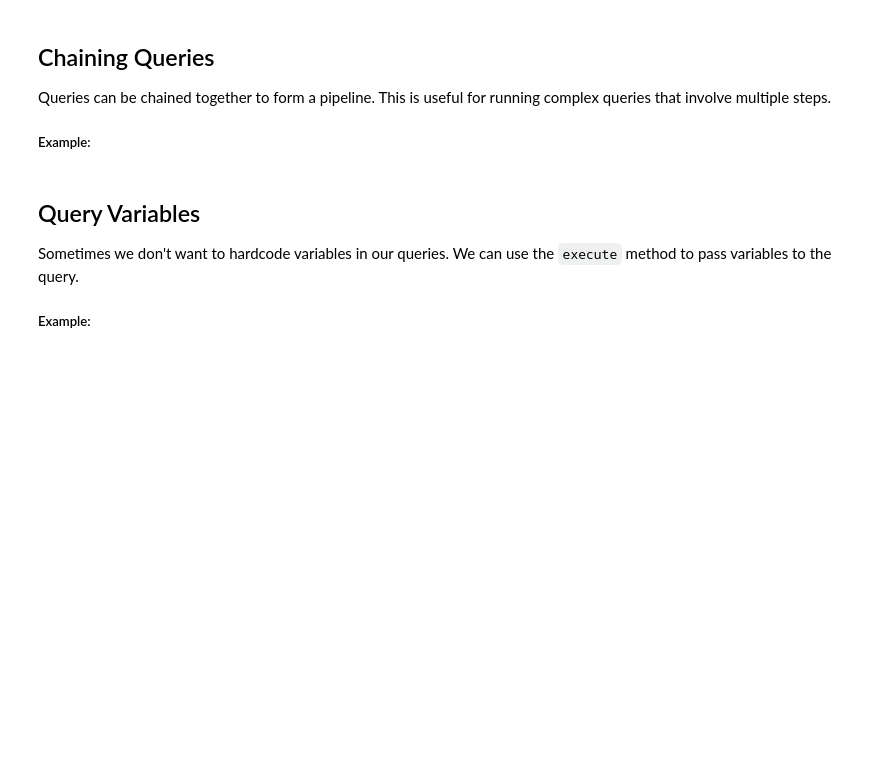
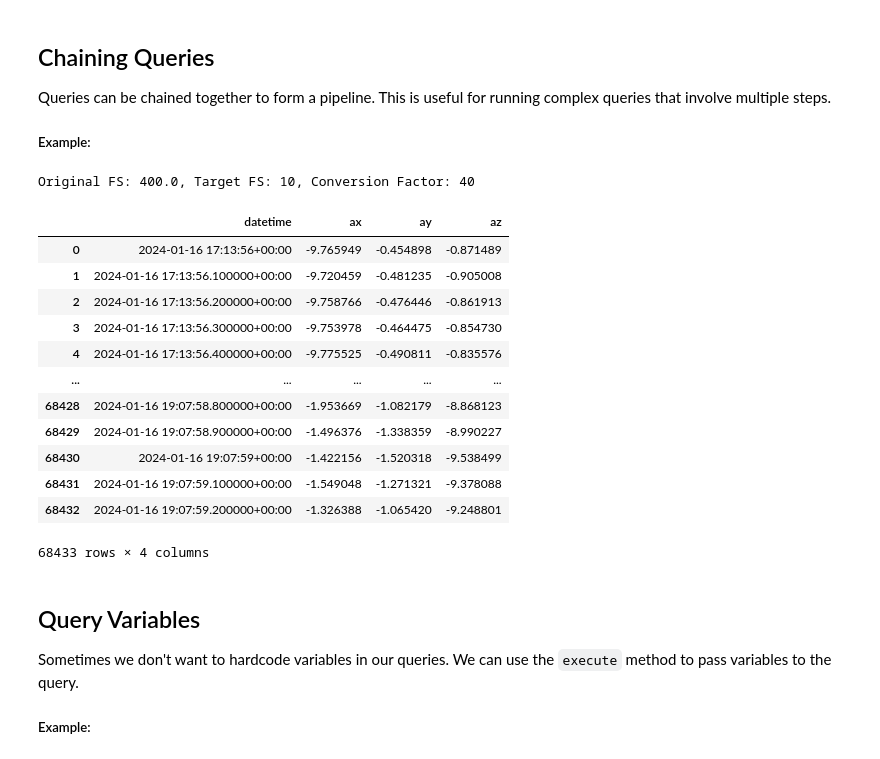
Before and after one commit to ecophysviz-lab/DiveDB, a Jupyter notebook: data_querying_documentation.ipynb, the cells around one changed output. Cells and saved outputs as stored; diff of their text form; code cells hidden in the pictures; blank space fills up the shorter version.

```diff
--- a/data_querying_documentation.ipynb
+++ b/data_querying_documentation.ipynb
@@ -161,22 +169,38 @@ Queries can be chained together to form a pipeline. This is useful for running c
 # %%
 import importlib
 
 # Reload the DuckPond module to pick up any changes
 import DiveDB.services.duck_pond
 importlib.reload(DiveDB.services.duck_pond)
 from DiveDB.services.duck_pond import DuckPond
 
 duckpond = DuckPond()
 
 # Get the filtered data
 filtered_data = duckpond.get_delta_data(
     animal_ids="oror-002",
     frequency=10, # Resample values to 10 Hz and make sure each signal has the same time intervals
     # Aggregation of events (think state events - behaviors) type: state (has state and end dates)
-    signal_names="sensor_data_ecg",
+    labels="sensor_data_accelerometer",
+
 )
 
 display(filtered_data)
+# %% [output]
+Original FS: 400.0, Target FS: 10, Conversion Factor: 40
+|  | datetime | ax | ay | az |
+| 0 | 2024-01-16 17:13:56+00:00 | -9.765949 | -0.454898 | -0.871489 |
+| 1 | 2024-01-16 17:13:56.100000+00:00 | -9.720459 | -0.481235 | -0.905008 |
+| 2 | 2024-01-16 17:13:56.200000+00:00 | -9.758766 | -0.476446 | -0.861913 |
+| 3 | 2024-01-16 17:13:56.300000+00:00 | -9.753978 | -0.464475 | -0.854730 |
+| 4 | 2024-01-16 17:13:56.400000+00:00 | -9.775525 | -0.490811 | -0.835576 |
+| ... | ... | ... | ... | ... |
+| 68428 | 2024-01-16 19:07:58.800000+00:00 | -1.953669 | -1.082179 | -8.868123 |
+| 68429 | 2024-01-16 19:07:58.900000+00:00 | -1.496376 | -1.338359 | -8.990227 |
+| 68430 | 2024-01-16 19:07:59+00:00 | -1.422156 | -1.520318 | -9.538499 |
+| 68431 | 2024-01-16 19:07:59.100000+00:00 | -1.549048 | -1.271321 | -9.378088 |
+| 68432 | 2024-01-16 19:07:59.200000+00:00 | -1.326388 | -1.065420 | -9.248801 |
+68433 rows × 4 columns
 # %% [markdown]
 ## Query Variables
 Sometimes we don't want to hardcode variables in our queries. We can use the `execute` method to pass variables to the query.
```
Also changed, not shown: parts of 8 cells of this notebook, 5 other files.
